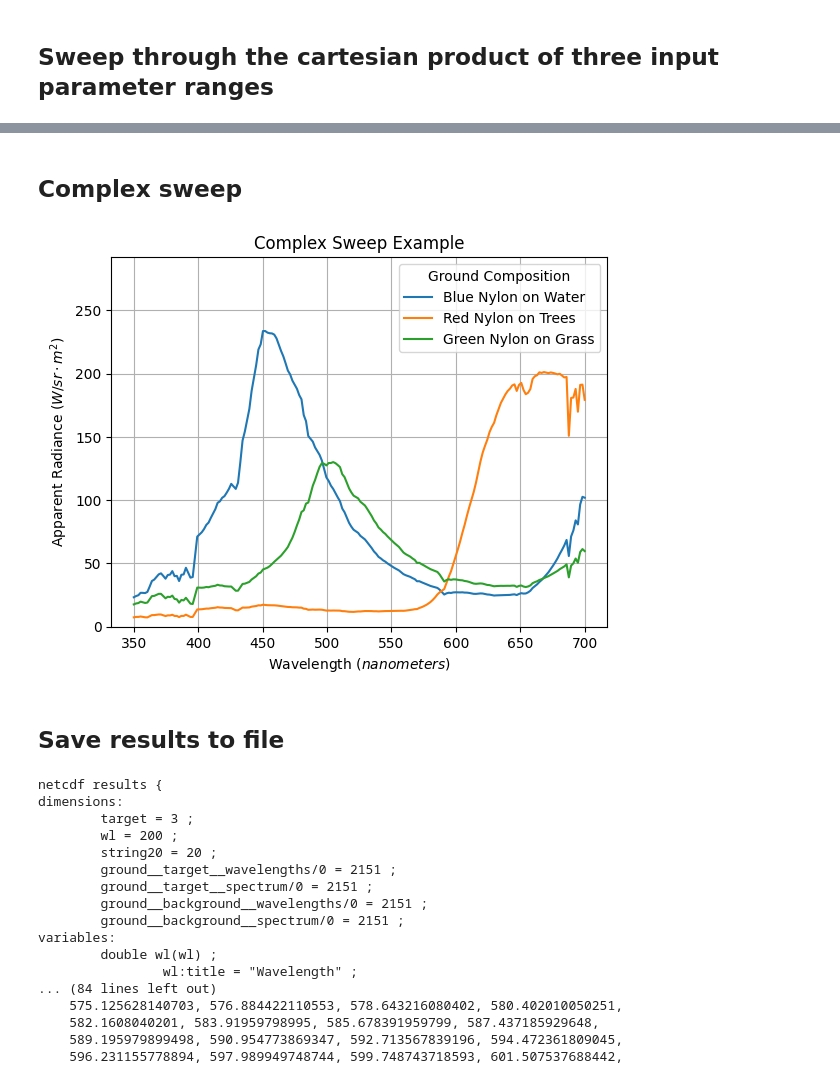
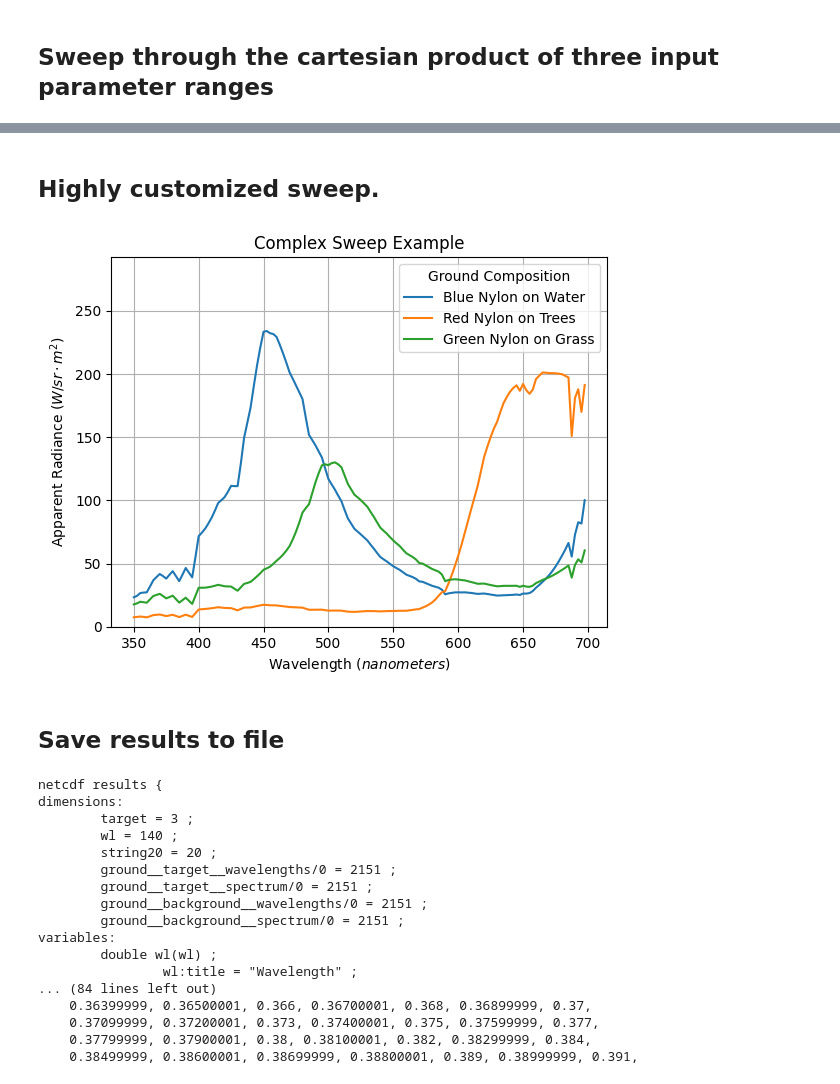
Before and after one commit to brianschubert/rtm-wrapper, a Jupyter notebook: notebooks/sweep_example.ipynb, the cells around one changed output, grey strips where cells are left out. Drawn from its saved outputs; the diff is of its cells as text; code cells hidden in the pictures.

```diff
--- a/notebooks/sweep_example.ipynb
+++ b/notebooks/sweep_example.ipynb
@@ -20,7 +16,7 @@ wavelengths = np.linspace(0.2, 2.5, 200)
 # %%
 sweep = SweepSimulation(
     {
-        "wavelength__value": wavelengths,
+        "wavelength__value": np.arange(0.2, 2.5, 0.005),
     },
     base=pysixs_default_inputs(),
 )
@@ -62,10 +58,10 @@ Attributes:
 # %%
 sweep = SweepSimulation(
     {
-        "ground__reflectance": np.linspace(0, 1, 6),
-        "wavelength__value": wavelengths,
+        "atmosphere__ozone": np.arange(0.4, 0.61, 0.04),
+        "wavelength__value": np.arange(0.5, 0.65, 0.0025),
     },
-    base=pysixs_default_inputs(),
+    base=pysixs_default_inputs().replace(atmosphere=rtm_param.AtmosphereWaterOzone(1, 0.5)),
 )
 
 engine = PySixSEngine()
@@ -110,7 +103,7 @@ sweep = SweepSimulation(
     {
         "atmosphere__name": ["MidlatitudeSummer", "SubarcticWinter", "Tropical"],
         "aerosol_profile__name": ["Maritime", "Urban", "Continental"],
-        "wavelength__value": wavelengths,
+        "wavelength__value": np.arange(0.2, 2.5, 0.005),
     },
     base=pysixs_default_inputs(),
 )
@@ -155,7 +148,7 @@ Attributes:
 # %% [markdown]
-## Complex sweep
+## Highly customized sweep.
 # %%
-wavelengths = np.linspace(0.35, 0.7, 200)
+wavelengths = np.arange(0.35, 0.7, 0.0025)
 
 usgs_lib = splib07.Splib07("./usgs_splib07")
 
@@ -182,44 +175,47 @@ labels = [f"{target} on {back}" for target, back in zip(targets, backgrounds)]
 sweep = SweepSimulation(
     {
         "target": {
+            # Sweep multiple parameters simultaneously
             "ground__target__wavelengths": [l.wavelengths for l in target_lib],
             "ground__target__spectrum": [l.spectrum for l in target_lib],
             "ground__background__wavelengths": [l.wavelengths for l in background_lib],
             "ground__background__spectrum": [l.spectrum for l in background_lib],
+            # Use custom coordinates.
             "__coords__": labels,
+            # Given the sweep coordinates a custom title.
             "__title__": "Ground Composition",
         },
         "wl": {
             "wavelength__value": wavelengths,
+            # Represent wavelengths in nanometers installed of micrometers.
             "__coords__": wavelengths * 1e3,
             "__title__": "Wavelength",
             "__unit__": "nanometers",
         },
     },
     base=pysixs_default_inputs().replace(
         ground=rtm_param.GroundReflectanceHeterogeneousLambertian(
             target=rtm_param.GroundReflectanceHomogenousLambertian(None, None),
             background=rtm_param.GroundReflectanceHomogenousLambertian(None, None),
         )
     ),
 )
 
 engine = PySixSEngine()
 runner = ConcurrentExecutor()
 
 with alive_progress.alive_bar(sweep.sweep_size, force_tty=True) as bar:
     runner.run(sweep, engine, step_callback=lambda _: bar(), on_error="abort")
 
 results = runner.collect_results()
 plot_var = results.apparent_radiance
-plot_var = plot_var.sel(wl=~np.isnan(plot_var).any(axis=0))
 
 fig, ax = rtm_plot.plot_sweep_legend(plot_var, legend_kwargs={"loc": "upper right"})
 ax.set_title("Complex Sweep Example")
 ax.set_ylim(0, np.nanmax(plot_var.values) * 1.25)
 ax.grid(True);
 # %% [output]
-[figure, old version]
+[figure, new version]
 # %% [markdown]
 ## Save results to file
 # %%
@@ -229,7 +225,7 @@ results.to_netcdf("results.nc")
 netcdf results {
 dimensions:
         target = 3 ;
-        wl = 200 ;
+        wl = 140 ;
         string20 = 20 ;
         ground__target__wavelengths/0 = 2151 ;
         ground__target__spectrum/0 = 2151 ;
@@ -239,7 +235,7 @@ variables:
         double wl(wl) ;
                 wl:title = "Wavelength" ;
 ... (84 lines left out)
-    575.125628140703, 576.884422110553, 578.643216080402, 580.402010050251,
-    582.1608040201, 583.91959798995, 585.678391959799, 587.437185929648,
-    589.195979899498, 590.954773869347, 592.713567839196, 594.472361809045,
-    596.231155778894, 597.989949748744, 599.748743718593, 601.507537688442,
+    0.36399999, 0.36500001, 0.366, 0.36700001, 0.368, 0.36899999, 0.37,
+    0.37099999, 0.37200001, 0.373, 0.37400001, 0.375, 0.37599999, 0.377,
+    0.37799999, 0.37900001, 0.38, 0.38100001, 0.382, 0.38299999, 0.384,
+    0.38499999, 0.38600001, 0.38699999, 0.38800001, 0.389, 0.38999999, 0.391,
```
Also changed, not shown: parts of 5 cells of this notebook.
